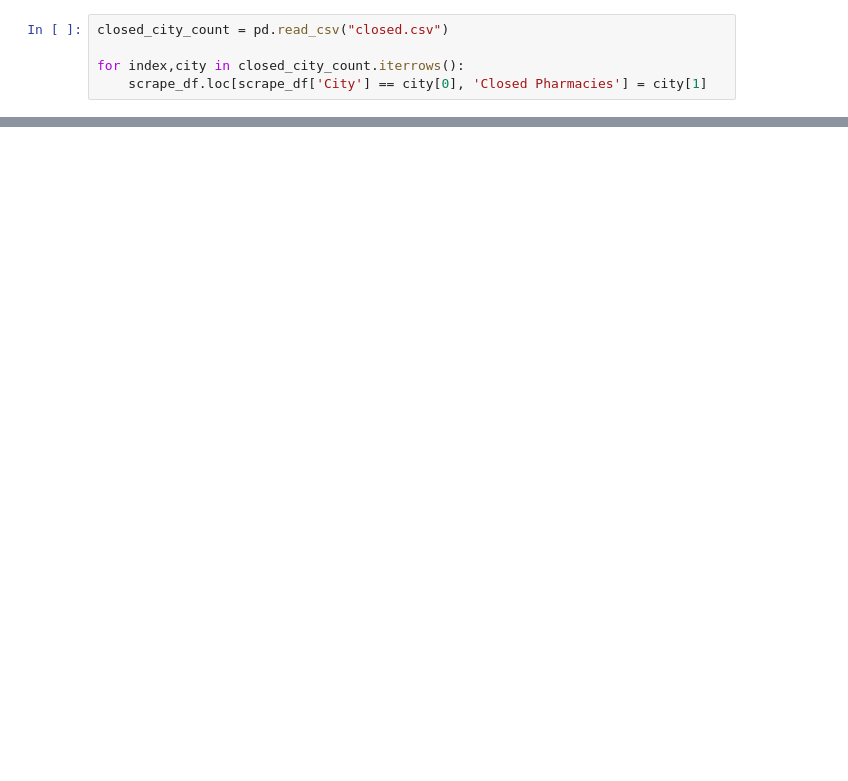
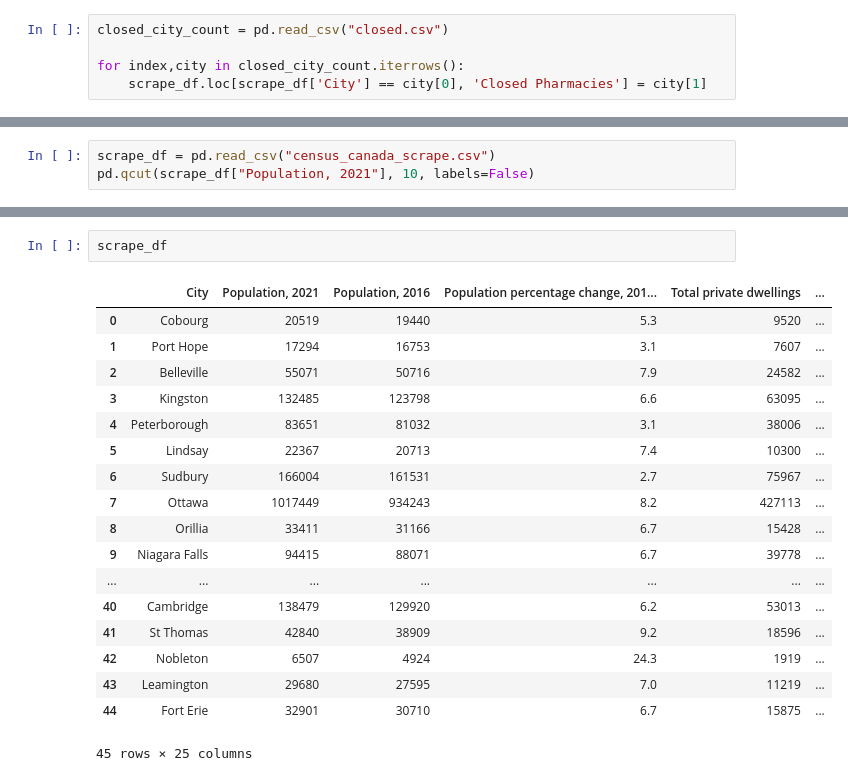
Before and after one commit to xeonmobius/pharmacy-market-analysis, a Jupyter notebook: census_canada_scrape.ipynb, the cells around one changed output, grey strips where cells are left out. Cells and saved outputs as stored; diff of their text form; blank space fills up the shorter version.

```diff
--- a/census_canada_scrape.ipynb
+++ b/census_canada_scrape.ipynb
@@ -144,0 +179,3 @@ scrape_df.to_csv("census_canada_scrape.csv", index=False)
+# %%
+scrape_df = pd.read_csv("census_canada_scrape.csv")
+pd.qcut(scrape_df["Population, 2021"], 10, labels=False)
@@ -144,0 +200,21 @@ scrape_df.to_csv("census_canada_scrape.csv", index=False)
+# %%
+scrape_df
+# %% [output]
+|  | City | Population, 2021 | Population, 2016 | Population percentage change, 201... | Total private dwellings | ... |
+| 0 | Cobourg | 20519 | 19440 | 5.3 | 9520 | ... |
+| 1 | Port Hope | 17294 | 16753 | 3.1 | 7607 | ... |
+| 2 | Belleville | 55071 | 50716 | 7.9 | 24582 | ... |
+| 3 | Kingston | 132485 | 123798 | 6.6 | 63095 | ... |
+| 4 | Peterborough | 83651 | 81032 | 3.1 | 38006 | ... |
+| 5 | Lindsay | 22367 | 20713 | 7.4 | 10300 | ... |
+| 6 | Sudbury | 166004 | 161531 | 2.7 | 75967 | ... |
+| 7 | Ottawa | 1017449 | 934243 | 8.2 | 427113 | ... |
+| 8 | Orillia | 33411 | 31166 | 6.7 | 15428 | ... |
+| 9 | Niagara Falls | 94415 | 88071 | 6.7 | 39778 | ... |
+| ... | ... | ... | ... | ... | ... | ... |
+| 40 | Cambridge | 138479 | 129920 | 6.2 | 53013 | ... |
+| 41 | St Thomas | 42840 | 38909 | 9.2 | 18596 | ... |
+| 42 | Nobleton | 6507 | 4924 | 24.3 | 1919 | ... |
+| 43 | Leamington | 29680 | 27595 | 7.0 | 11219 | ... |
+| 44 | Fort Erie | 32901 | 30710 | 6.7 | 15875 | ... |
+45 rows × 25 columns
```
Also changed, not shown: parts of 6 cells of this notebook, 5 other files.
